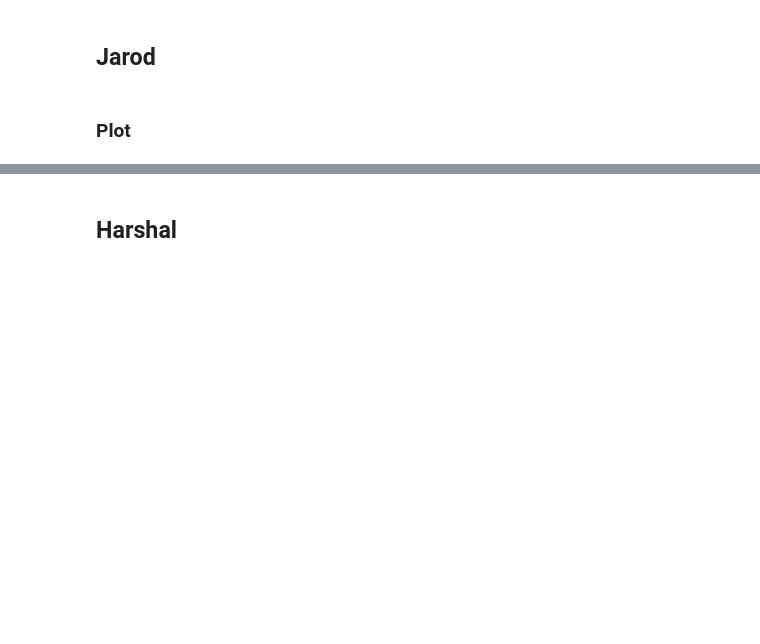
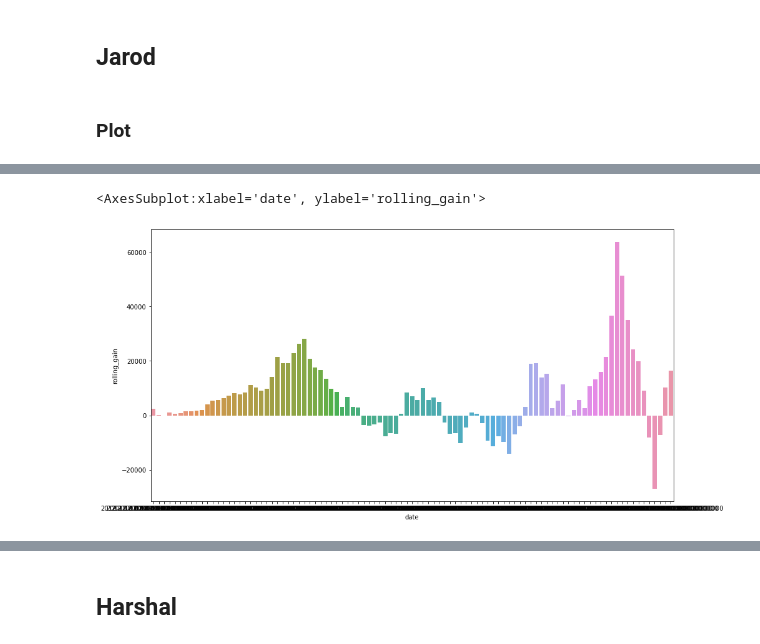
Before and after one commit to data301-2021-winter1/project-group01-project, a Jupyter notebook: notebooks/Milestone3-Data_Analysis.ipynb, the cells around one changed output, grey strips where cells are left out. Saved outputs shown, nothing was run; the diff lists cells and outputs as text; code cells hidden in the pictures; blank space fills up the shorter version.

```diff
--- a/notebooks/Milestone3-Data_Analysis.ipynb
+++ b/notebooks/Milestone3-Data_Analysis.ipynb
@@ -19,0 +56,7 @@ sns.scatterplot(x = 'date', y='gain', data = df_csgo_sorted)
+# %%
+fig = plt.gcf()
+fig.set_size_inches(15, 8)
+sns.barplot(x = 'date', y='rolling_gain', data = df_csgo_sorted)
+# %% [output]
+<AxesSubplot:xlabel='date', ylabel='rolling_gain'>
+[figure, added]
```
Also changed, not shown: parts of 10 cells of this notebook.
